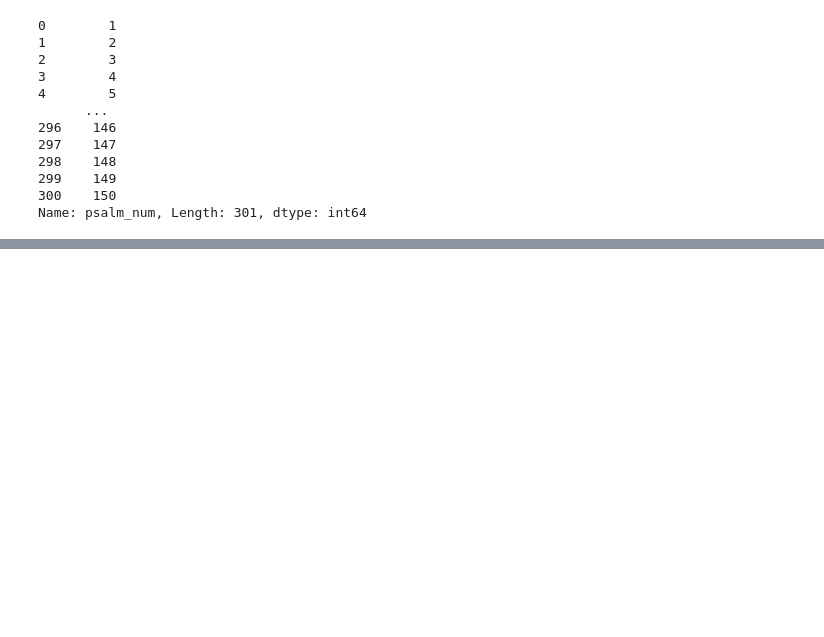
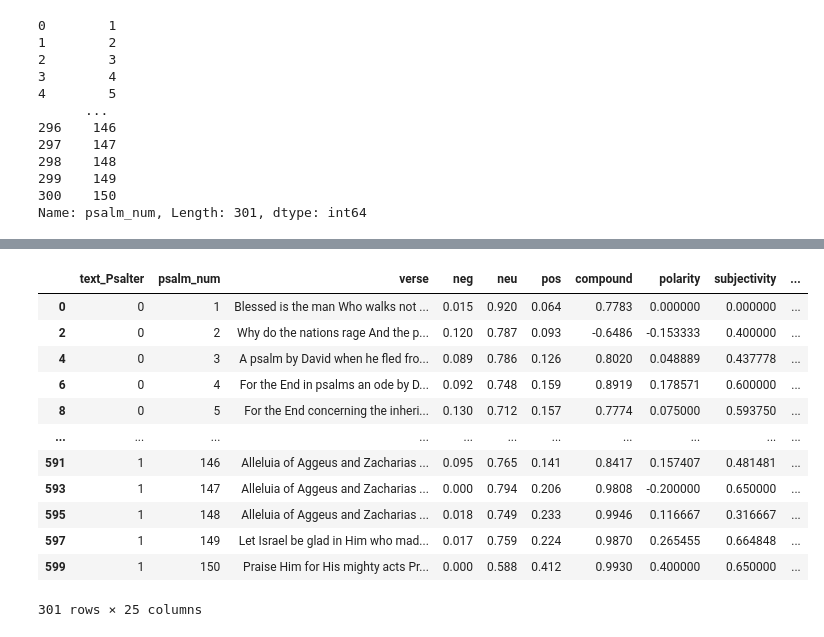
Before and after one commit to cwc09262/psalms-text-comparison, a Jupyter notebook: ml_work/data_curation.ipynb, the cells around one changed output, grey strips where cells are left out. Cells and saved outputs as stored; diff of their text form; code cells hidden in the pictures; blank space fills up the shorter version.

```diff
--- a/ml_work/data_curation.ipynb
+++ b/ml_work/data_curation.ipynb
@@ -198,0 +187,4 @@ psalms.head()
+# %%
+psalms.drop(columns=['Psalm', 'vader_score'], inplace=True)
+
+psalms.head()
@@ -198,0 +199,3 @@ psalms.head()
+# %%
+psalms = pd.get_dummies(psalms, columns=['text'], drop_first=True, dtype=int)
+psalms = pd.get_dummies(psalms, columns=['vader_category'], drop_first=False, dtype=int)
@@ -198,0 +212,23 @@ psalms.head()
+# %%
+psalms = psalms[['text_Psalter', 'psalm_num', 'verse', 'neg', 'neu', 'pos', 'compound', 'polarity', 'subjectivity',
+        'emotional_score', 'fk_score', 'gf_score', 'smog_score', 'word_count',
+        'avg_word_len', 'syllable_count', 'avg_syllables_per_word', 'polysyllable_count',
+        'num_sentences', 'avg_words_sent', 'kathisma_num', 'bertTopic',
+        'vader_category_Negative', 'vader_category_Neutral', 'vader_category_Positive']]
+# %%
+psalms.drop_duplicates(subset=['text_Psalter', 'psalm_num'], inplace=True)
+psalms
+# %% [output]
+|  | text_Psalter | psalm_num | verse | neg | neu | pos | compound | polarity | subjectivity | ... |
+| 0 | 0 | 1 | Blessed is the man Who walks not ... | 0.015 | 0.920 | 0.064 | 0.7783 | 0.000000 | 0.000000 | ... |
+| 2 | 0 | 2 | Why do the nations rage And the p... | 0.120 | 0.787 | 0.093 | -0.6486 | -0.153333 | 0.400000 | ... |
+| 4 | 0 | 3 | A psalm by David when he fled fro... | 0.089 | 0.786 | 0.126 | 0.8020 | 0.048889 | 0.437778 | ... |
+| 6 | 0 | 4 | For the End in psalms an ode by D... | 0.092 | 0.748 | 0.159 | 0.8919 | 0.178571 | 0.600000 | ... |
+| 8 | 0 | 5 | For the End concerning the inheri... | 0.130 | 0.712 | 0.157 | 0.7774 | 0.075000 | 0.593750 | ... |
+| ... | ... | ... | ... | ... | ... | ... | ... | ... | ... | ... |
+| 591 | 1 | 146 | Alleluia of Aggeus and Zacharias ... | 0.095 | 0.765 | 0.141 | 0.8417 | 0.157407 | 0.481481 | ... |
+| 593 | 1 | 147 | Alleluia of Aggeus and Zacharias ... | 0.000 | 0.794 | 0.206 | 0.9808 | -0.200000 | 0.650000 | ... |
+| 595 | 1 | 148 | Alleluia of Aggeus and Zacharias ... | 0.018 | 0.749 | 0.233 | 0.9946 | 0.116667 | 0.316667 | ... |
+| 597 | 1 | 149 | Let Israel be glad in Him who mad... | 0.017 | 0.759 | 0.224 | 0.9870 | 0.265455 | 0.664848 | ... |
+| 599 | 1 | 150 | Praise Him for His mighty acts Pr... | 0.000 | 0.588 | 0.412 | 0.9930 | 0.400000 | 0.650000 | ... |
+301 rows × 25 columns
```
Also changed, not shown: parts of 10 cells of this notebook, 3 other files.
